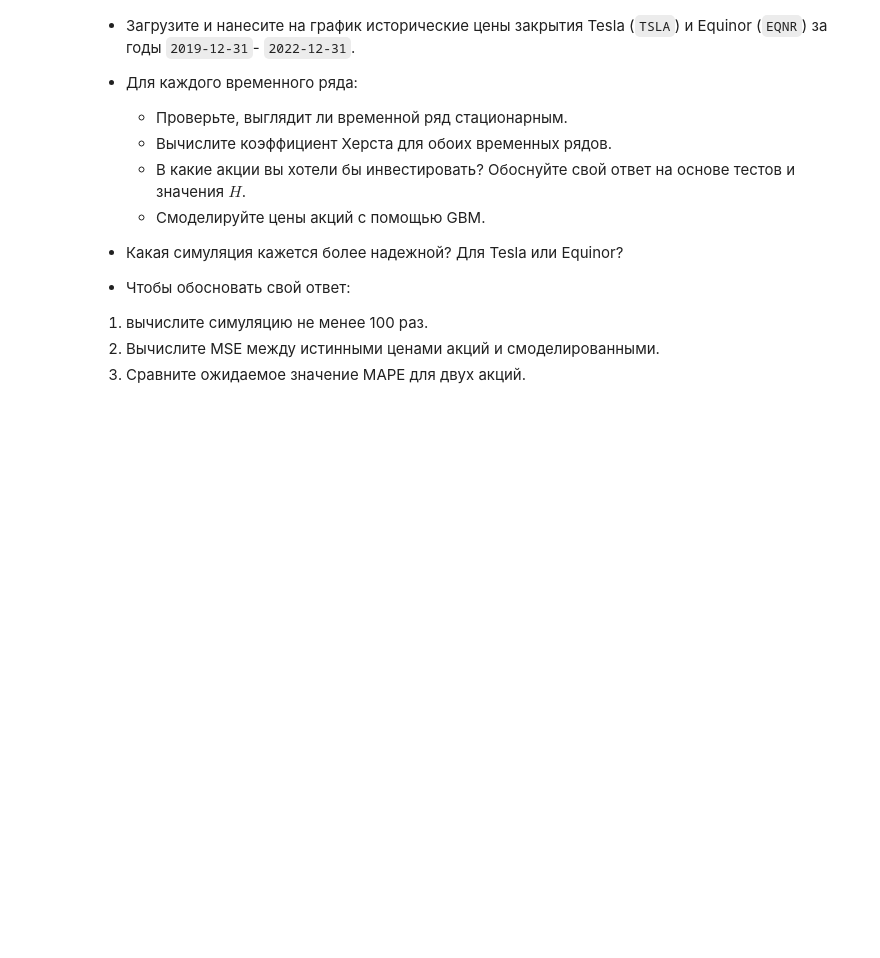
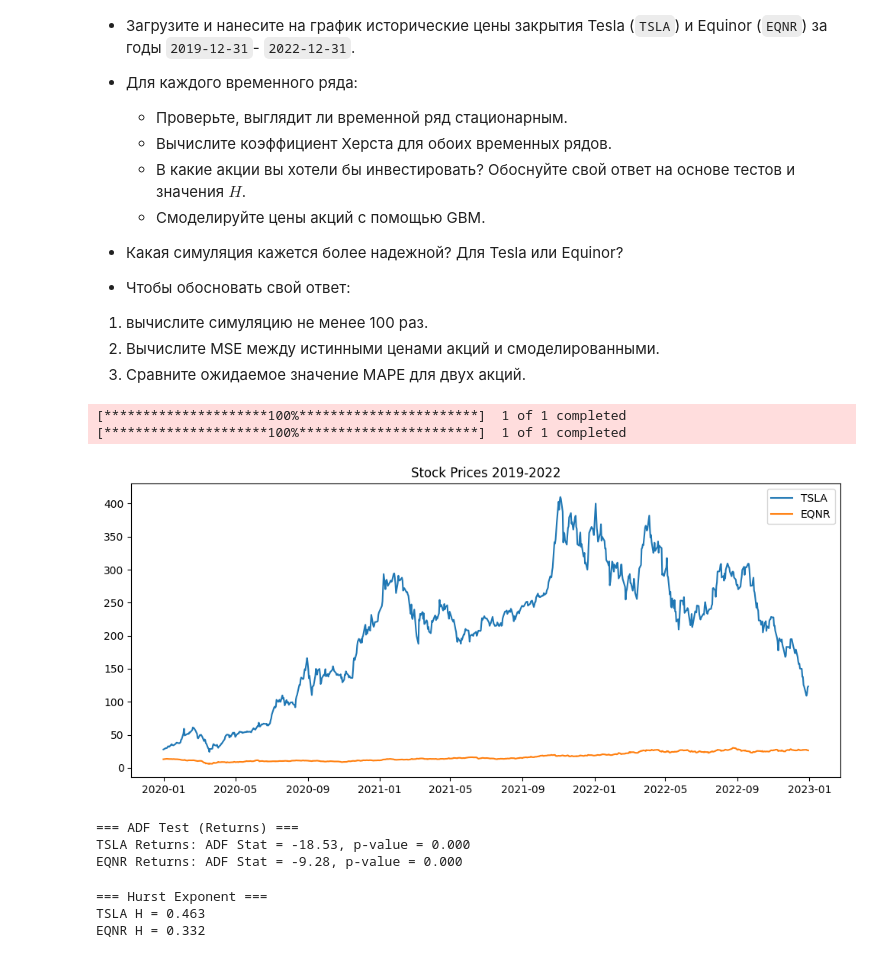
Before and after one commit to RinatHar/TimeSeries, a Jupyter notebook: 6 unit_root_hurst.ipynb, the cells around one changed output. Drawn from its saved outputs; the diff is of its cells as text; code cells hidden in the pictures; blank space fills up the shorter version.

```diff
--- a/6 unit_root_hurst.ipynb
+++ b/6 unit_root_hurst.ipynb
@@ -702,3 +706,71 @@ plt.xticks(rotation=45);
 1. вычислите симуляцию не менее 100 раз.
 2. Вычислите MSE между истинными ценами акций и смоделированными.
 3. Сравните ожидаемое значение MAPE для двух акций.
+# %%
+import numpy as np
+import pandas as pd
+import matplotlib.pyplot as plt
+import yfinance as yf
+from statsmodels.tsa.stattools import adfuller
+
+
+def get_data(ticker, start, end):
+    data = yf.download(ticker, start=start, end=end)
+    return data['Close'].astype(float)
+
+def hurst(ts):
+    lags = range(2, 100)
+    tau = [np.var(np.subtract(ts[lag:], ts[:-lag])) for lag in lags]
+    poly = np.polyfit(np.log(lags), np.log(tau), 1)
+    return poly[0]/2.0
+
+def adf_test(series, title):
+    result = adfuller(series, autolag='AIC')
+    print(f"{title}: ADF Stat = {result[0]:.2f}, p-value = {result[1]:.3f}")
+    return result[1] < 0.05
+
+def gbm_simulate(S0, mu, sigma, T, dt, n_paths=100):
+    N = int(T / dt)
+    t = np.arange(N) * dt
+    paths = []
+
+    for _ in range(n_paths):
+        W = np.cumsum(np.random.normal(0, np.sqrt(dt), N))
+        X = (mu - 0.5 * sigma**2) * t + sigma * W
+        paths.append(S0 * np.exp(X))
+
+    return np.array(paths), t
+# %%
+tsla = get_data('TSLA', '2019-12-31', '2022-12-31')
+eqnr = get_data('EQNR', '2019-12-31', '2022-12-31')
+
+plt.figure(figsize=(12, 5))
+plt.plot(tsla, label='TSLA')
+plt.plot(eqnr, label='EQNR')
+plt.legend()
+plt.title('Stock Prices 2019-2022')
+plt.show()
+# %% [output]
+[*********************100%***********************]  1 of 1 completed
+[*********************100%***********************]  1 of 1 completed
+[figure, added]
+# %%
+# 3. ADF тест на стационарность
+print("=== ADF Test (Returns) ===")
+tsla_stationary = adf_test(tsla.pct_change().dropna(), 'TSLA Returns')
+eqnr_stationary = adf_test(eqnr.pct_change().dropna(), 'EQNR Returns')
+# %% [output]
+=== ADF Test (Returns) ===
+TSLA Returns: ADF Stat = -18.53, p-value = 0.000
+EQNR Returns: ADF Stat = -9.28, p-value = 0.000
+# %%
+# 4. Показатель Херста
+print("\n=== Hurst Exponent ===")
+H_tsla = hurst(tsla.values)
+H_eqnr = hurst(eqnr.values)
+print(f"TSLA H = {H_tsla:.3f}")
+print(f"EQNR H = {H_eqnr:.3f}")
+# %% [output]
+=== Hurst Exponent ===
+TSLA H = 0.463
+EQNR H = 0.332
```
Also changed, not shown: parts of 18 cells of this notebook, 11 other files.
